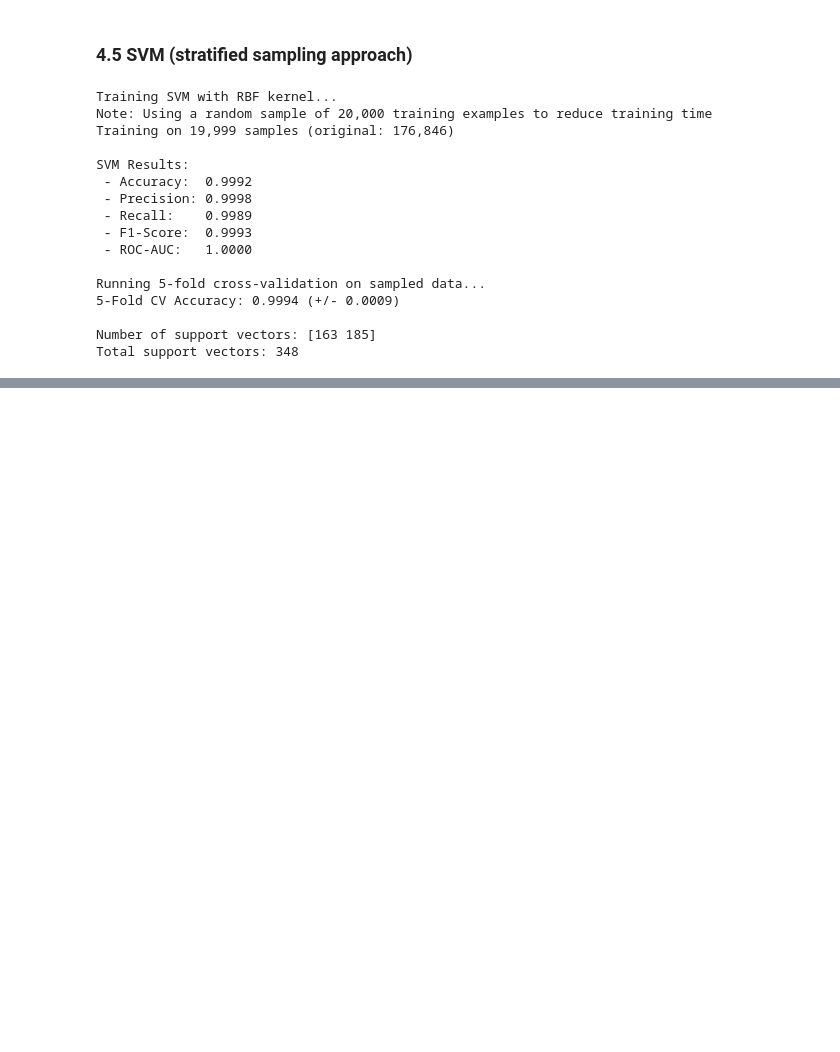
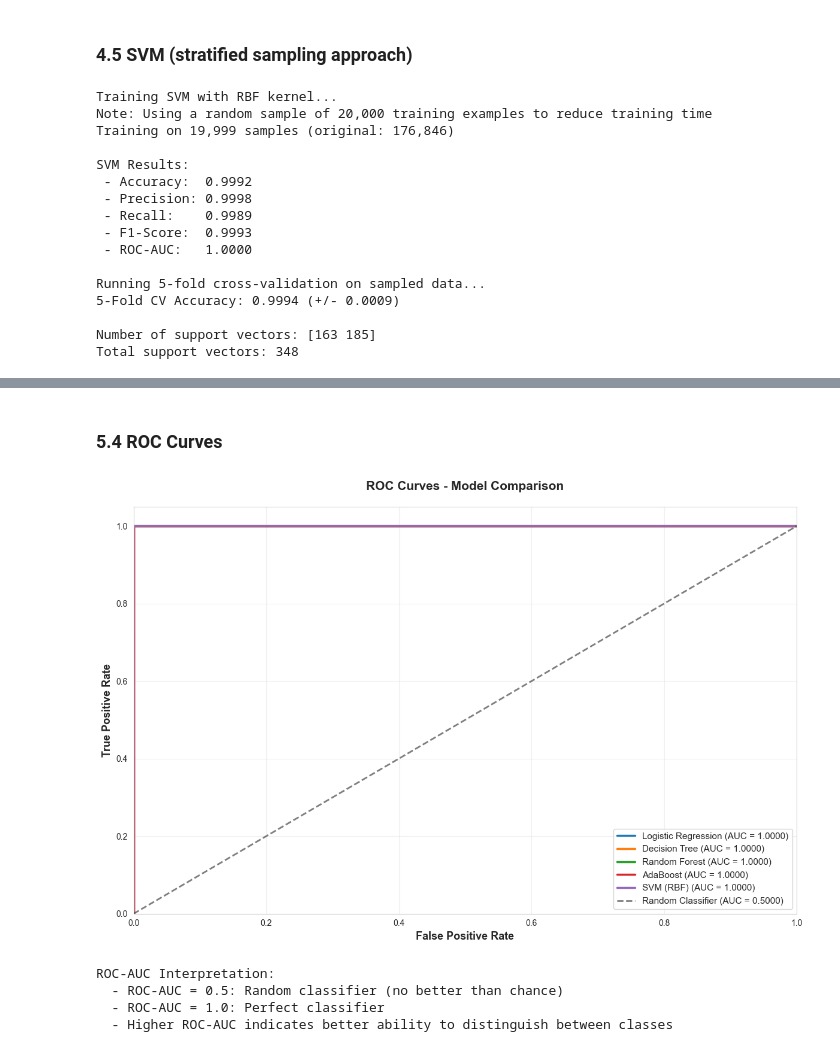
Before and after one commit to stfox13/CSCA5622_FinalProject, a Jupyter notebook: main.ipynb, the cells around one changed output, grey strips where cells are left out. Drawn from its saved outputs; the diff is of its cells as text; code cells hidden in the pictures; blank space fills up the shorter version.

```diff
--- a/main.ipynb
+++ b/main.ipynb
@@ -552,0 +736,43 @@ Total support vectors: 348
+# %% [markdown]
+### 5.4 ROC Curves
+# %%
+# Plot ROC curves for all models
+plt.figure(figsize=(12, 8))
+
+models_roc = [
+    ('Logistic Regression', y_pred_proba_log_reg, log_reg_auc, '#1f77b4'),
+    ('Decision Tree', y_pred_proba_dt, dt_auc, '#ff7f0e'),
+    ('Random Forest', y_pred_proba_rf, rf_auc, '#2ca02c'),
+    ('AdaBoost', y_pred_proba_ada, ada_auc, '#d62728'),
+    ('SVM (RBF)', y_pred_proba_svm, svm_auc, '#9467bd')
+]
+
+for model_name, y_proba, auc_score, color in models_roc:
+    fpr, tpr, _ = roc_curve(y_test, y_proba)
+    plt.plot(fpr, tpr, label=f'{model_name} (AUC = {auc_score:.4f})',
+            linewidth=2.5, color=color)
+
+# Plot diagonal line (random classifier)
+plt.plot([0, 1], [0, 1], 'k--', linewidth=2, label='Random Classifier (AUC = 0.5000)', alpha=0.5)
+
+plt.xlabel('False Positive Rate', fontsize=13, fontweight='bold')
+plt.ylabel('True Positive Rate', fontsize=13, fontweight='bold')
+plt.title('ROC Curves - Model Comparison', fontsize=15, fontweight='bold', pad=20)
+plt.legend(loc='lower right', fontsize=11)
+plt.grid(alpha=0.3)
+plt.xlim([0.0, 1.0])
+plt.ylim([0.0, 1.05])
+
+plt.tight_layout()
+plt.show()
+
+print("ROC-AUC Interpretation:")
+print("  - ROC-AUC = 0.5: Random classifier (no better than chance)")
+print("  - ROC-AUC = 1.0: Perfect classifier")
+print("  - Higher ROC-AUC indicates better ability to distinguish between classes")
+# %% [output]
+[figure, added]
+ROC-AUC Interpretation:
+  - ROC-AUC = 0.5: Random classifier (no better than chance)
+  - ROC-AUC = 1.0: Perfect classifier
+  - Higher ROC-AUC indicates better ability to distinguish between classes
```
Also changed, not shown: parts of 13 cells of this notebook.
